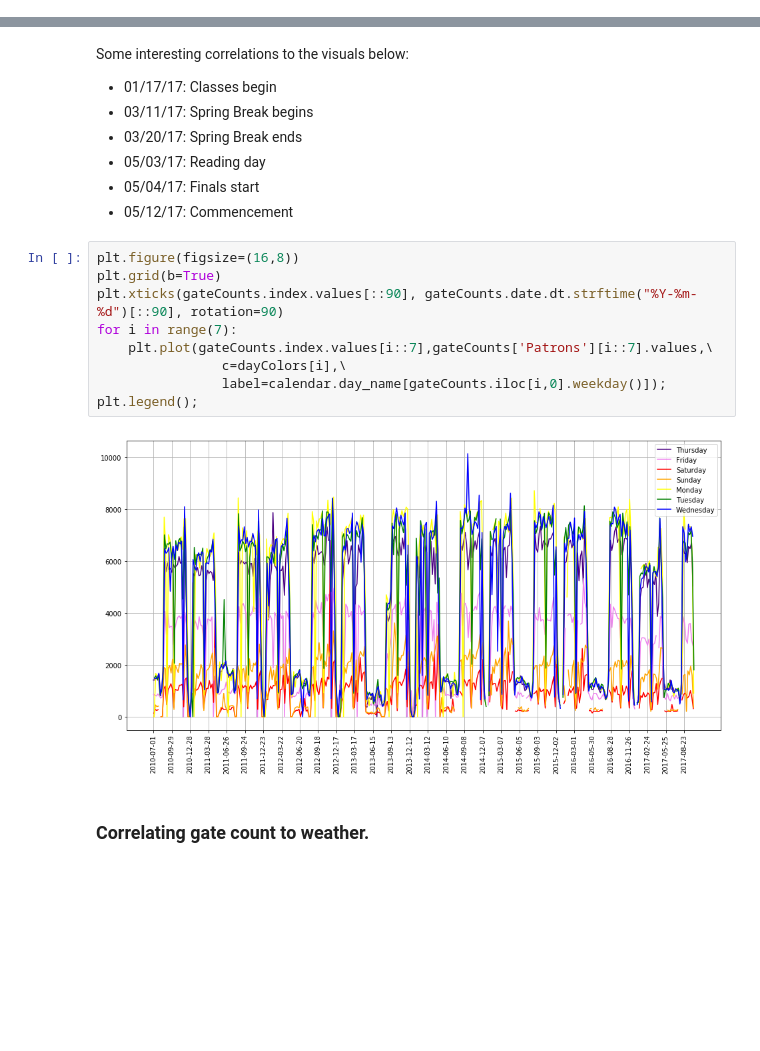
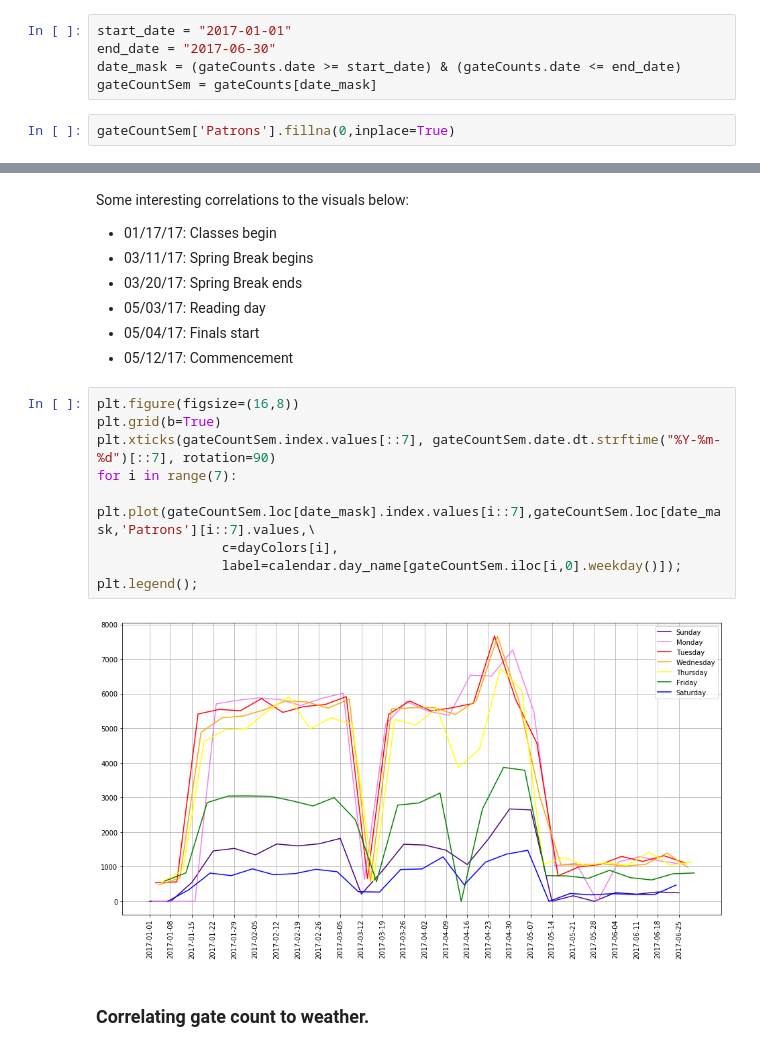
Before and after one commit to UNCG-CSE/Library-Computer-Usage-Analysis, a Jupyter notebook: src/LibraryGateCounts.ipynb, the cells around one changed output, grey strips where cells are left out. Cells and saved outputs as stored; diff of their text form; blank space fills up the shorter version.

Commit message:
Fixed gaps in GateCount graph

```diff
--- a/src/LibraryGateCounts.ipynb
+++ b/src/LibraryGateCounts.ipynb
@@ -57,3 +57,10 @@ dayColors = [
     ]
 #Rotating the colors to get the rainbow to appear correctly.
 dayColors = dayColors[5:]+ dayColors[:5]
+# %%
+start_date = "2017-01-01"
+end_date = "2017-06-30"
+date_mask = (gateCounts.date >= start_date) & (gateCounts.date <= end_date)
+gateCountSem = gateCounts[date_mask]
+# %%
+gateCountSem['Patrons'].fillna(0,inplace=True)
@@ -70,14 +82,14 @@ Some interesting correlations to the visuals below:
 # %%
 plt.figure(figsize=(16,8))
 plt.grid(b=True)
-plt.xticks(gateCounts.index.values[::90], gateCounts.date.dt.strftime("%Y-%m-%d")[::90], rotation=90)
+plt.xticks(gateCountSem.index.values[::7], gateCountSem.date.dt.strftime("%Y-%m-%d")[::7], rotation=90)
 for i in range(7):
-    plt.plot(gateCounts.index.values[i::7],gateCounts['Patrons'][i::7].values,\
-                c=dayColors[i],\
-                label=calendar.day_name[gateCounts.iloc[i,0].weekday()]);
+    plt.plot(gateCountSem.loc[date_mask].index.values[i::7],gateCountSem.loc[date_mask,'Patrons'][i::7].values,\
+                c=dayColors[i],
+                label=calendar.day_name[gateCountSem.iloc[i,0].weekday()]);
 plt.legend();
 # %% [output]
-[figure, old version]
+[figure, new version]
 # %% [markdown]
 ### Correlating gate count to weather.
 # %% [markdown]
```
Also changed, not shown: parts of 1 cell of this notebook, 2 other files.
